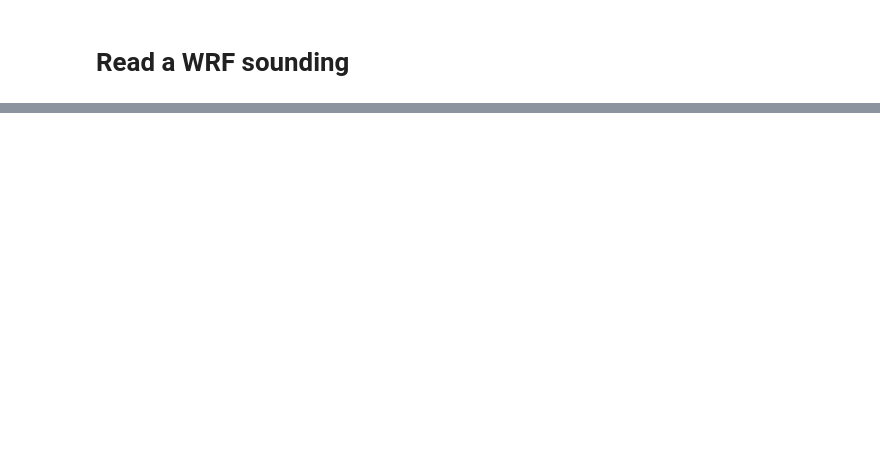
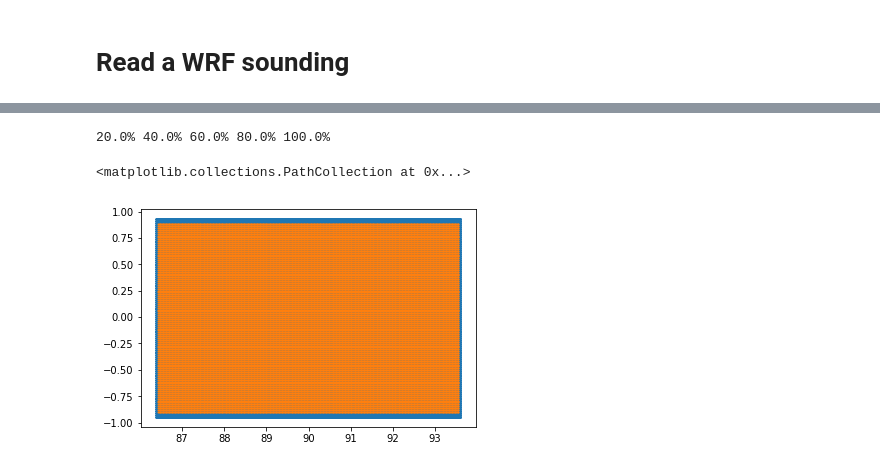
Before and after one commit to johanneshorak/ICAR-idealized_input, a Jupyter notebook: wrf_sounding.ipynb, the cells around one changed output, grey strips where cells are left out. Drawn from its saved outputs; the diff is of its cells as text; code cells hidden in the pictures; blank space fills up the shorter version.

Commit message:
can now generate an ICAR forcing from WRF output

```diff
--- a/wrf_sounding.ipynb
+++ b/wrf_sounding.ipynb
@@ -510,0 +546,2 @@ Attributes:
+# %%
+wrfoutd_ds = wtl.destagger_wrf(wrfout_ds)
@@ -510,0 +585,10 @@ Attributes:
+# %%
+lons_hr = np.arange(-nx/2,nx/2,1)*ddeg+lonc
+lats_hr = np.arange(-ny/2,ny/2,1)*ddeg+latc
+xs_hr   = np.arange(-nx/2,nx/2,1)*dx
+xx, xy  = np.meshgrid(lons_hr,lats_hr)
+
+# calculate LR grid and add a buffer that is ddeg*nrx/2.0 around the HR domain
+lons_lr = np.linspace(np.min(lons_hr)-ddeg/2.0*nrx,np.max(lons_hr)+ddeg/2.0*nrx,nx_lr)
+lats_lr = np.linspace(np.min(lats_hr)-ddeg/2.0*nrx,np.max(lats_hr)+ddeg/2.0*nrx,ny_lr)
+xx_lr, xy_lr  = np.meshgrid(lons_lr,lats_lr)
@@ -510,0 +661,9 @@ Attributes:
+# %%
+for i in range(ntime):
+    sp[i,:,:] = p_arr[0]
+    for k in range(nx_lr):
+        for j in range(ny_lr):
+            u[i,:,j,k]        = u_arr[::nrz]
+            t[i,:,j,k]        = th_arr[::nrz]
+            ph[i,:,j,k]       = z_arr[::nrz]
+            p[i,:,j,k]        = p_arr[::nrz]
@@ -510,0 +695,20 @@ Attributes:
+# %%
+for i in range(0,ntime):
+    xlong[i,:] = xx_lr
+    xlat[i,:] = xy_lr
+
+for i in range(1,ntime):
+    for j in range(ny_lr):
+        for k in range(nx_lr):
+            qvapor[i,:,j,k] = qv_arr #wrfoutd_ds.QVAPOR[ntwrf,:,nywrf]
+        #u[i,:,j]      = wrfoutd_ds.Uds[ntwrf,:,nywrf]
+        #t[i,:,j]      = wrfoutd_ds.TH[ntwrf,:,nywrf]
+        #ph[i,:,j]     = wrfoutd_ds.Z[ntwrf,:,nywrf]
+        #p[i,:,j]      = wrfoutd_ds.PTOT[ntwrf,:,nywrf]
+
+    utl.mwrite('{:2.1f}% '.format(100.*(i/(ntime-1))))
+utl.mwrite('\n')
+#for k in range(nx):
+#    hgt_m[:,k] = get_topo(x=xs[k],a0=1000.,a1=20000.,topo='witch')
+# %% [output]
+20.0% 40.0% 60.0% 80.0% 100.0%
@@ -510,0 +770,6 @@ Attributes:
+# %%
+plt.scatter(icar_sounding_ds.XLONG,icar_sounding_ds.XLAT,s=1)
+plt.scatter(icar_hr_ds.XLONG_M,icar_hr_ds.XLAT_M,s=1)
+# %% [output]
+<matplotlib.collections.PathCollection at 0x...>
+[figure, added]
```
Also changed, not shown: parts of 49 cells of this notebook.
